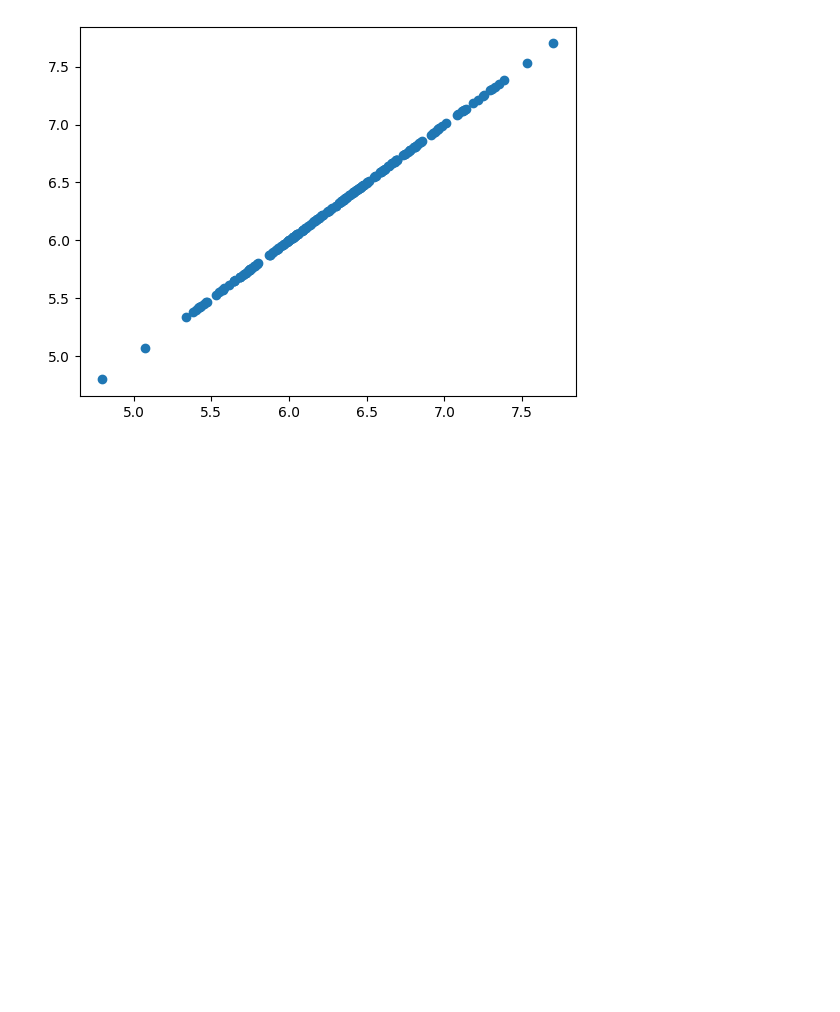
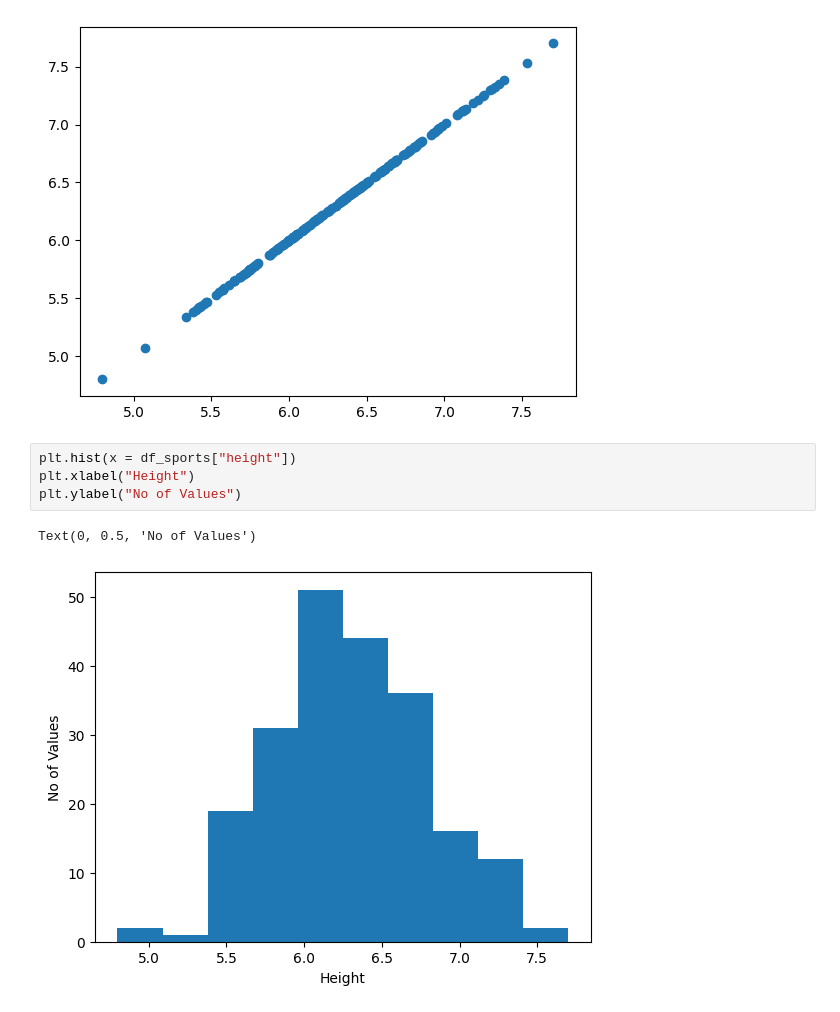
Before and after one commit to L-Fandangle042/HospitalDataExp, a Jupyter notebook: hospitals copy.ipynb, the cells around one changed output. Cells and saved outputs as stored; diff of their text form; blank space fills up the shorter version.

Commit message:
Hist graph for height values in sports hospital

```diff
--- a/hospitals copy.ipynb
+++ b/hospitals copy.ipynb
@@ -330,3 +330,10 @@ plt.scatter(x = df_sports["height"], y = df_sports["height"])
 # %% [output]
 <matplotlib.collections.PathCollection at 0x...>
 [figure]
+# %%
+plt.hist(x = df_sports["height"])
+plt.xlabel("Height")
+plt.ylabel("No of Values")
+# %% [output]
+Text(0, 0.5, 'No of Values')
+[figure, added]
```
